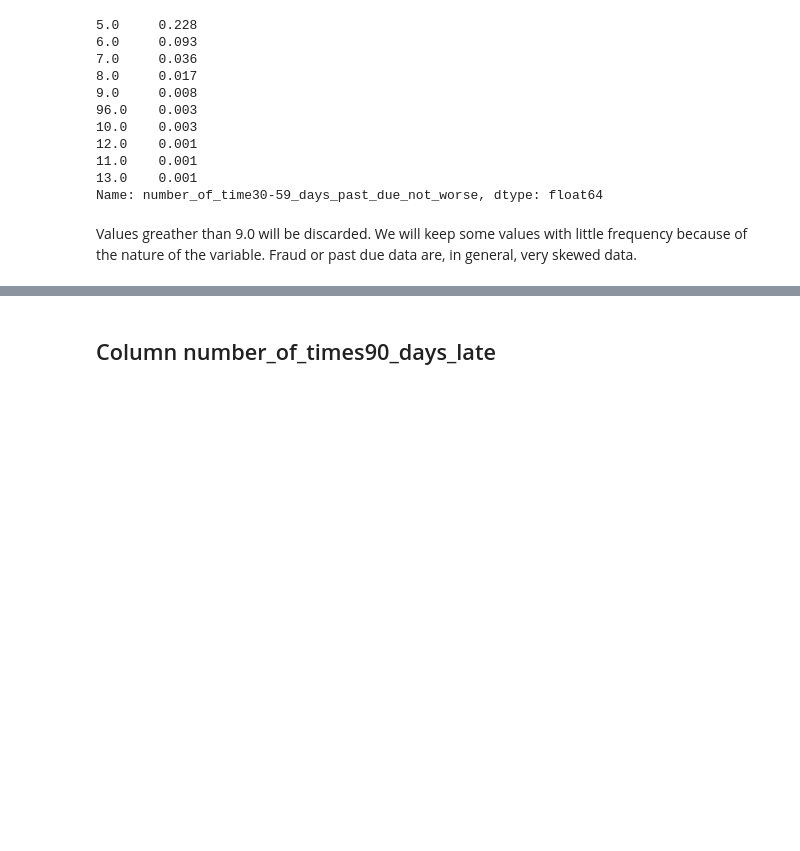
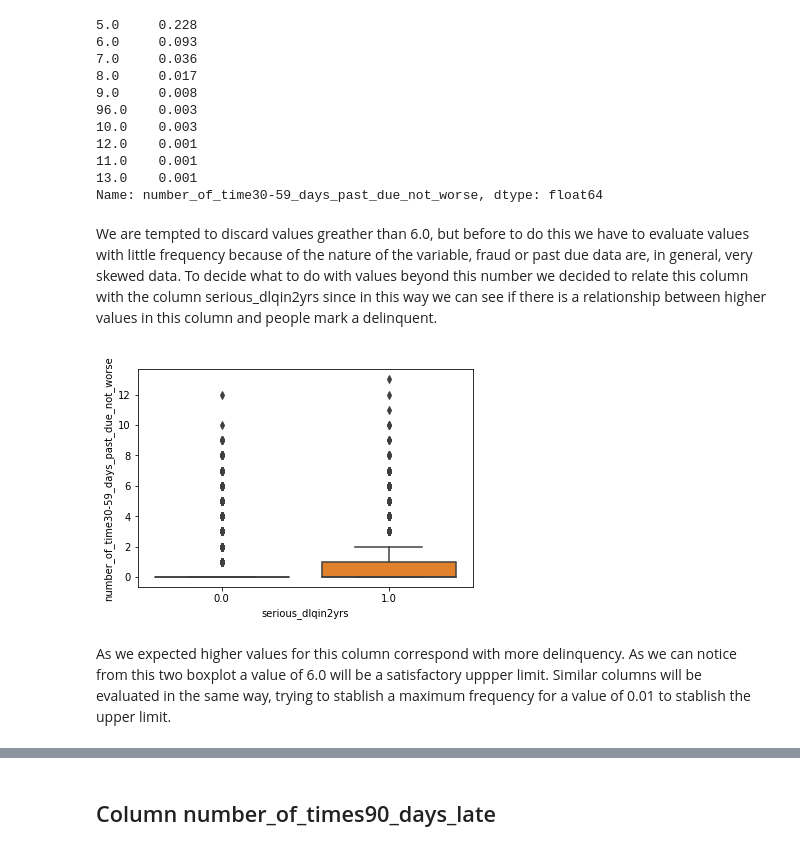
Before and after one commit to renzobechler-zz/credits_eda, a Jupyter notebook: notebooks/credits_eda_data_clean.ipynb, the cells around one changed output, grey strips where cells are left out. Drawn from its saved outputs; the diff is of its cells as text; code cells hidden in the pictures; blank space fills up the shorter version.

```diff
--- a/notebooks/credits_eda_data_clean.ipynb
+++ b/notebooks/credits_eda_data_clean.ipynb
@@ -538,6 +529,15 @@ round(100*(credit_data[credit_data['number_of_time30-59_days_past_due_not_worse'
 11.0    0.001
 13.0    0.001
 Name: number_of_time30-59_days_past_due_not_worse, dtype: float64
-# %% [markdown]
-Values greather than 9.0 will be discarded. We will keep some values with little frequency because of the nature of the variable. Fraud or past due data are, in general, very skewed data.
+# %% [markdown]
+We are tempted to discard values greather than 6.0, but before to do this we have to evaluate values with little frequency because of the nature of the variable, fraud or past due data are, in general, very skewed data. To decide what to do with values beyond this number we decided to relate this column with the column serious_dlqin2yrs since in this way we can see if there is a relationship between higher values in this column and people mark a delinquent.
+# %%
+# Remove a couple of outliers with a value of 96 to be able to plot and compare distributions
+x_data = credit_data[credit_data['number_of_time30-59_days_past_due_not_worse'] < 80]['serious_dlqin2yrs']
+y_data = credit_data[credit_data['number_of_time30-59_days_past_due_not_worse'] < 80]['number_of_time30-59_days_past_due_not_worse']
+sns.boxplot(x=x_data, y=y_data, orient='v' );
+# %% [output]
+[figure, added]
+# %% [markdown]
+As we expected higher values for this column correspond with more delinquency. As we can notice from this two boxplot a value of 6.0 will be a satisfactory uppper limit. Similar columns will be evaluated in the same way, trying to stablish a maximum frequency for a value of 0.01 to stablish the upper limit.
 # %%
```
Also changed, not shown: parts of 50 cells of this notebook.
